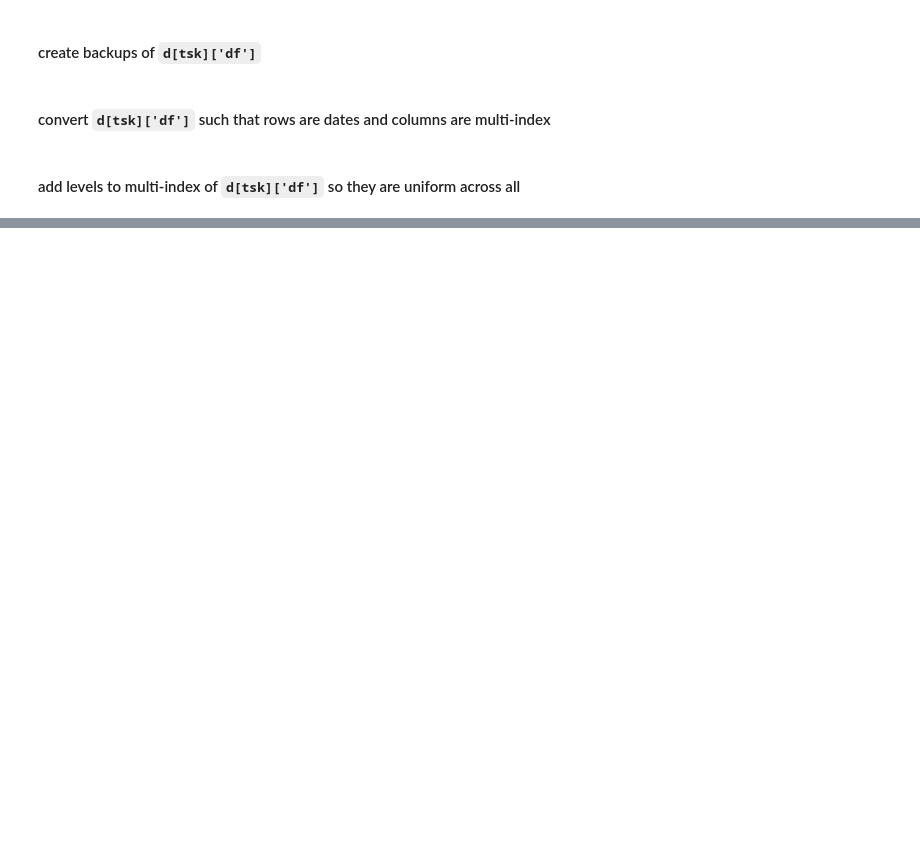
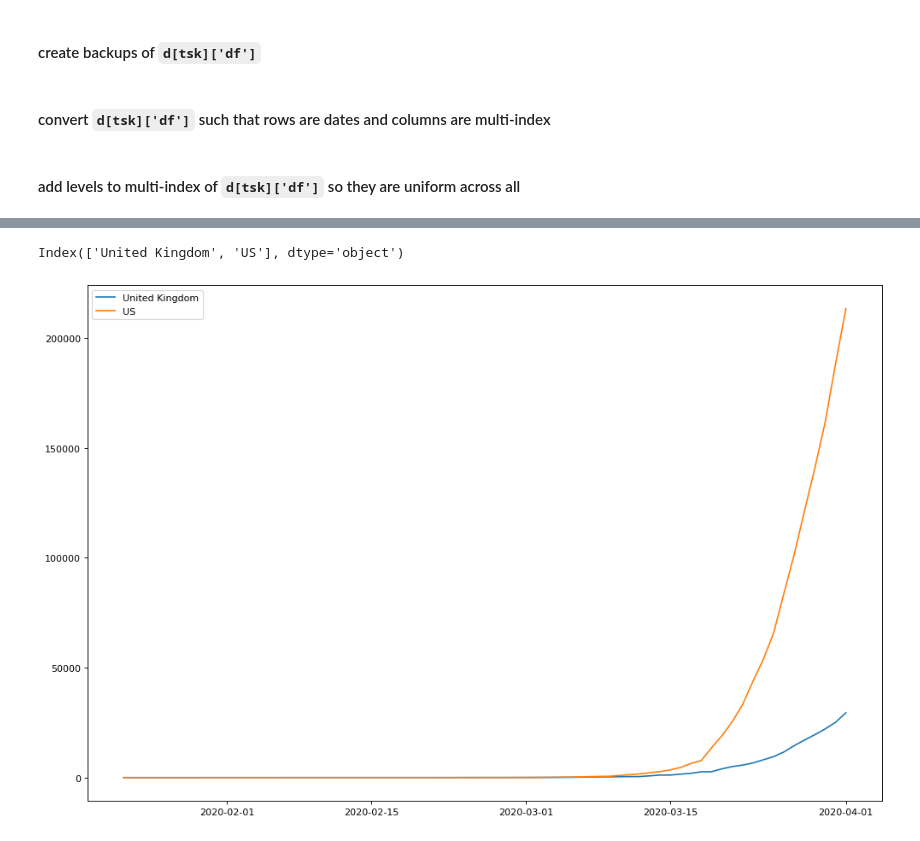
Before and after one commit to kerazarek/zcovid, a Jupyter notebook: corona_20200402.ipynb, the cells around one changed output, grey strips where cells are left out. Cells and saved outputs as stored; diff of their text form; code cells hidden in the pictures; blank space fills up the shorter version.

```diff
--- a/corona_20200402.ipynb
+++ b/corona_20200402.ipynb
@@ -529,0 +416,7 @@ mindx_df.assign(a=np.nan)
+# %%
+d['all'] = {'df': d[tskeys[0]]['df']}
+for tsk in tskeys[1:]:
+    d['all']['df'] = d['all']['df'].join(d[tsk]['df'])
+
+print(d['all']['df'].shape)
+d['all']['df']
@@ -529,0 +575,26 @@ mindx_df.assign(a=np.nan)
+# %%
+# all data
+df = d['all']['df']
+glv = df.columns.get_level_values
+
+# plotting params
+prms = {
+    'domain': ["global"],
+    'datum': ["confirmed"],
+    'region': ["US", "United Kingdom", "China"],
+    'subregion': [np.nan]
+}
+
+# subset data
+# sdf = df.iloc[:, (glv('domain') == 'global') & (glv('datum') == 'confirmed')].iloc[:, :3]
+sbool = np.ones(df.shape[1], bool)
+# print(sum(sbool))
+for prm, vals in prms.items():
+    sbool = sbool & (glv(prm).isin(vals))
+    # print(sbool.shape)
+sdf = df.iloc[:, sbool]
+sglv = sdf.columns.get_level_values
+psdf = sdf.copy()
+psdf.columns = list(sglv('region'))
+
+disp(sdf)
@@ -529,0 +630,14 @@ mindx_df.assign(a=np.nan)
+# %%
+# plot it
+fignum = 0
+fig = plt.figure(num=fignum, figsize=(15, 10), dpi=80)
+
+# plt.plot(sdf)
+# plt.legend(sglv('region'))
+print(psdf.columns)
+plt.plot(psdf)
+plt.legend(list(psdf.columns))
+plt.show()
+# %% [output]
+Index(['United Kingdom', 'US'], dtype='object')
+[figure, added]
```
Also changed, not shown: parts of 20 cells of this notebook.
